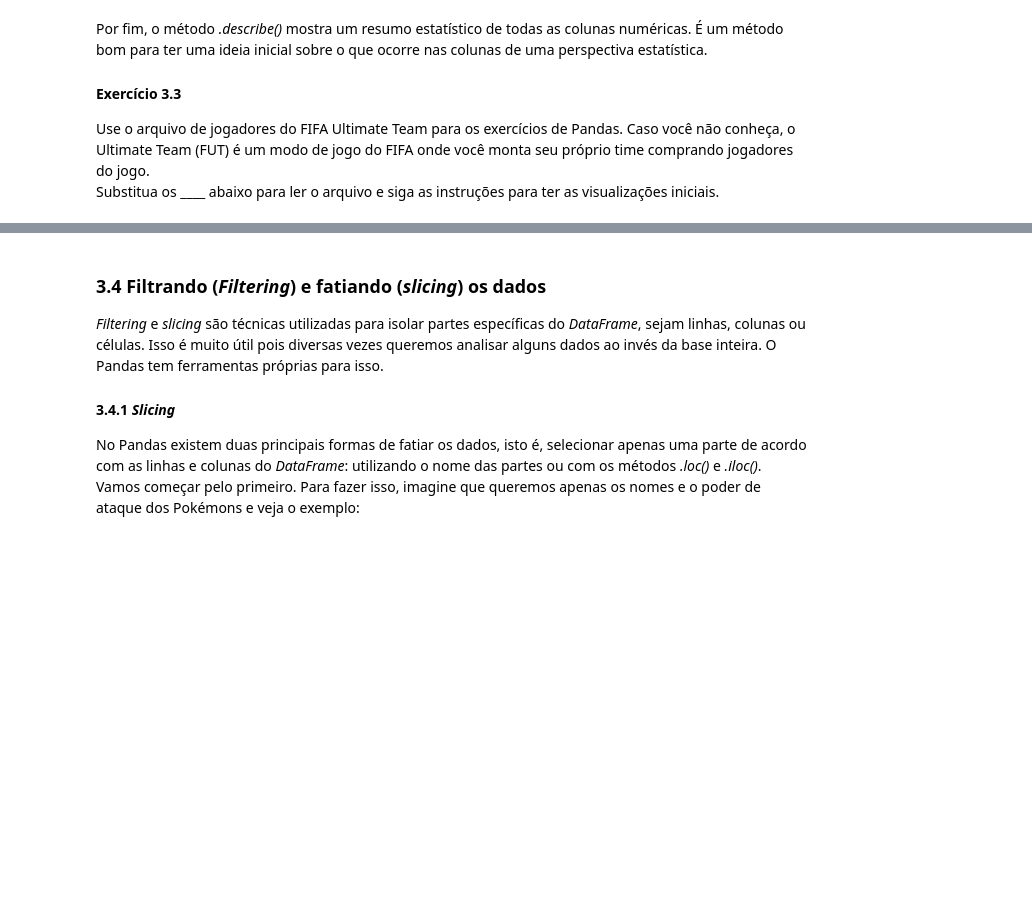
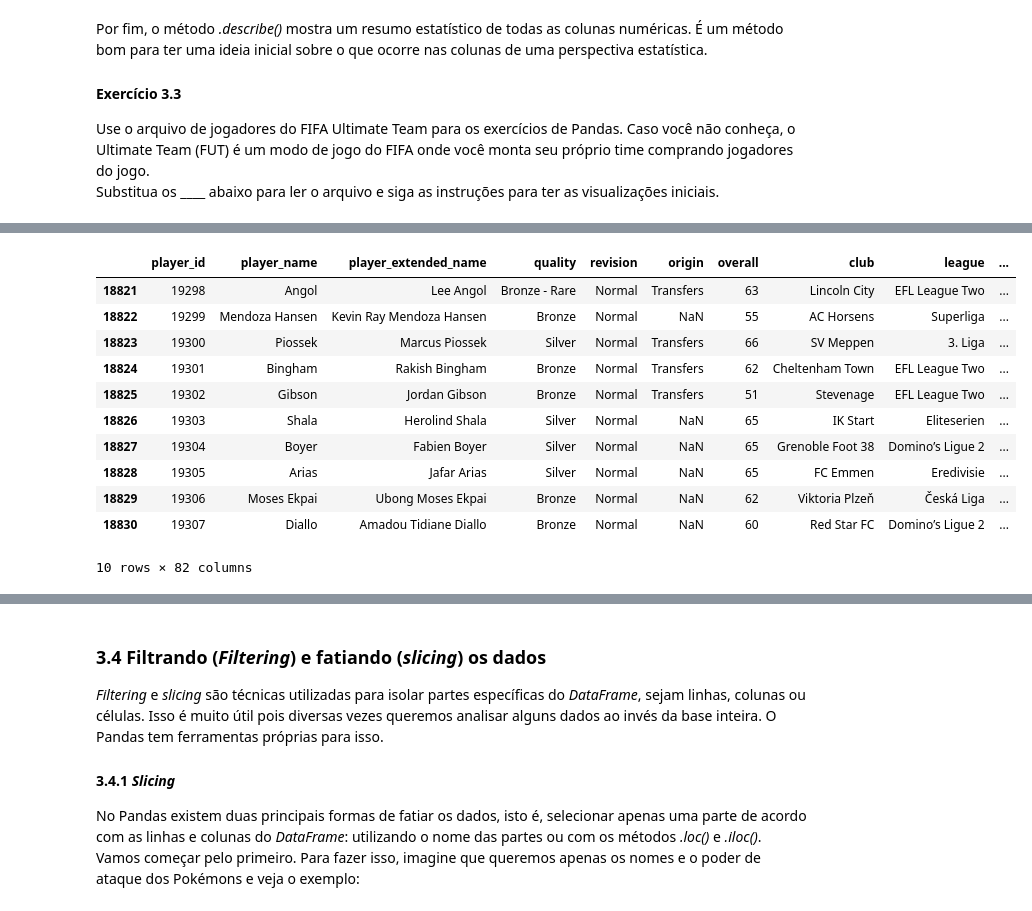
Before and after one commit to gilandrade/Trilha-Data-Science, a Jupyter notebook: Aula 1 - ML, Numpy e Pandas/GilAndradeGontijo.ipynb, the cells around one changed output, grey strips where cells are left out. Drawn from its saved outputs; the diff is of its cells as text; code cells hidden in the pictures; blank space fills up the shorter version.

```diff
--- a/Aula 1 - ML, Numpy e Pandas/GilAndradeGontijo.ipynb
+++ b/Aula 1 - ML, Numpy e Pandas/GilAndradeGontijo.ipynb
@@ -491,5 +557,18 @@ fut_players.____
 # %%
 # mostre as últimas 10 linhas de dados
-fut_players.____
+fut_players.tail(10)
+# %% [output]
+|  | player_id | player_name | player_extended_name | quality | revision | origin | overall | club | league | ... |
+| 18821 | 19298 | Angol | Lee Angol | Bronze - Rare | Normal | Transfers | 63 | Lincoln City | EFL League Two | ... |
+| 18822 | 19299 | Mendoza Hansen | Kevin Ray Mendoza Hansen | Bronze | Normal | NaN | 55 | AC Horsens | Superliga | ... |
+| 18823 | 19300 | Piossek | Marcus Piossek | Silver | Normal | Transfers | 66 | SV Meppen | 3. Liga | ... |
+| 18824 | 19301 | Bingham | Rakish Bingham | Bronze | Normal | Transfers | 62 | Cheltenham Town | EFL League Two | ... |
+| 18825 | 19302 | Gibson | Jordan Gibson | Bronze | Normal | Transfers | 51 | Stevenage | EFL League Two | ... |
+| 18826 | 19303 | Shala | Herolind Shala | Silver | Normal | NaN | 65 | IK Start | Eliteserien | ... |
+| 18827 | 19304 | Boyer | Fabien Boyer | Silver | Normal | NaN | 65 | Grenoble Foot 38 | Domino’s Ligue 2 | ... |
+| 18828 | 19305 | Arias | Jafar Arias | Silver | Normal | NaN | 65 | FC Emmen | Eredivisie | ... |
+| 18829 | 19306 | Moses Ekpai | Ubong Moses Ekpai | Bronze | Normal | NaN | 62 | Viktoria Plzeň | Česká Liga | ... |
+| 18830 | 19307 | Diallo | Amadou Tidiane Diallo | Bronze | Normal | NaN | 60 | Red Star FC | Domino’s Ligue 2 | ... |
+10 rows × 82 columns
 # %%
 # use o método .info() no DataFrame
```
Also changed, not shown: parts of 54 cells of this notebook, 2 other files.
